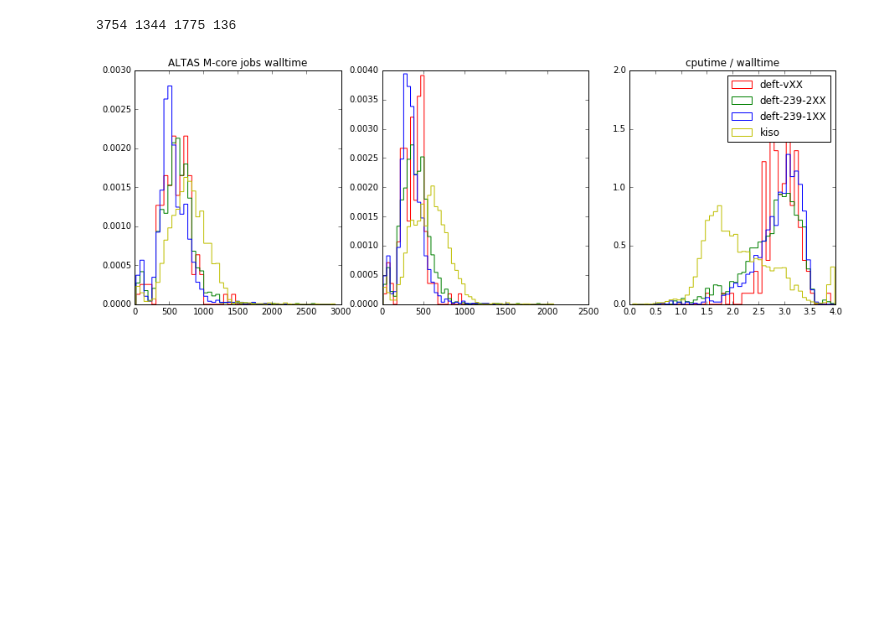
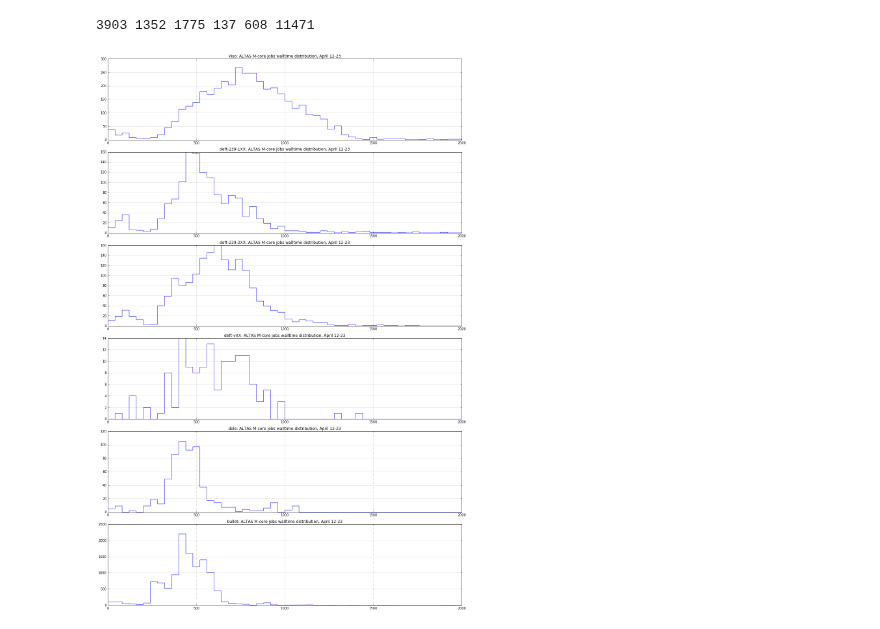
Before and after one commit to ATLAS-Analytics/AnalyticsNotebooks, a Jupyter notebook: Wei Lab/101/walltime_deft_vms.ipynb, the cells around one changed output. Saved outputs shown, nothing was run; the diff lists cells and outputs as text; code cells hidden in the pictures; blank space fills up the shorter version.

```diff
--- a/Wei Lab/101/walltime_deft_vms.ipynb
+++ b/Wei Lab/101/walltime_deft_vms.ipynb
@@ -51,7 +51,7 @@ while (scroll_size > 0):
             corecount = job['fields']['corecount'][0]
             waitt = wallt - cpu_eff * wallt / corecount
             #print ("hostname: %s, walltime: %.2f" % (hostn, wallt))
-            if (wallt<5 or wallt>3000):
+            if (wallt<5 or wallt>2005):
                 continue
 
             hostname = job['fields']['modificationhost'][0]
@@ -79,39 +79,63 @@ while (scroll_size > 0):
                 walltimes[5] += [wallt]
                 waittimes[5] += [waitt]
                 cpu_effs[5] += [cpu_eff]
-            elif
     except:
         continue
 
-print("%d %d %d %d %d %d" "% (len(walltimes[0]), len(walltimes[1]), len(walltimes[2]), len(walltimes[3])
-                              len(walltimes[4]), len(walltimes[5]) )
+print("%d %d %d %d %d %d" % (len(walltimes[0]), len(walltimes[1]), len(walltimes[2]), len(walltimes[3]),
+                             len(walltimes[4]), len(walltimes[5]) ))
 # %% [output]
-3754 1344 1775 136
+3903 1352 1775 137 608 11471
 # %%
 #fig, ax0 = plt.subplots(figsize=(16, 8))
 #n, bins, patches = ax.hist(walltimes, 50, histtype='step', normed=1, color=['y','b','g','r'],
 #                           label=["kiso","deft-239-1","deft-239-2","deft-v"])
 #ax.set_title('mp4 walltimes')
 
 #fig = plt.figure(figsize=(10,10))
 #ax0 = fig.add_axes([.1, .55, .9, .9])
 #ax1 = fig.add_axes([.1, .1, .45, .45])
 #ax2 = fig.add_axes([.55, .1, .9, .45])
 
+colors=['y','b','g','r','o', 'b']
+labels=["kiso","deft-239-1XX","deft-239-2XX","deft-vXX","dole","bullet"]
 
-fig, (ax0, ax1, ax2) = plt.subplots(ncols=3, figsize=(15, 5))
-colors=['y','b','g','r']
-labels=["kiso","deft-239-1XX","deft-239-2XX","deft-vXX"]
-ax0.hist(walltimes, 50, histtype='step', normed=1, color=colors, label=labels)
-ax0.set_title("ALTAS M-core jobs walltime")
-ax1.hist(waittimes, 50, histtype='step', normed=1, color=colors, label=labels)
-ax2.hist(cpu_effs,  50, histtype='step', normed=1, color=colors, label=labels)
-ax2.set_title("cputime / walltime")
+fig, (ax0, ax1, ax2, ax3, ax4, ax5) = plt.subplots(nrows=6, figsize=(16,24))
+ax0.hist(walltimes[0], bins=50, range=[0,2000], histtype='step')
+ax0.set_title("kiso: ALTAS M-core jobs walltime distribution, April 12-23")
+ax0.grid(True)
+
+ax1.hist(walltimes[1], bins=50, range=[0,2000], histtype='step')
+ax1.set_title("deft-239-1XX: ALTAS M-core jobs walltime distribution, April 12-23")
+ax1.grid(True)
+
+ax2.hist(walltimes[2], bins=50, range=[0,2000], histtype='step')
+ax2.set_title("deft-239-2XX: ALTAS M-core jobs walltime distribution, April 12-23")
+ax2.grid(True)
+
+ax3.hist(walltimes[3], bins=50, range=[0,2000], histtype='step')
+ax3.set_title("deft-vXX: ALTAS M-core jobs walltime distribution, April 12-23")
+ax3.grid(True)
+
+ax4.hist(walltimes[4], bins=50, range=[0,2000], histtype='step')
+ax4.set_title("dole: ALTAS M-core jobs walltime distribution, April 12-23")
+ax4.grid(True)
+
+ax5.hist(walltimes[5], bins=50, range=[0,2000], histtype='step')
+ax5.set_title("bullet: ALTAS M-core jobs walltime distribution, April 12-23")
+ax5.grid(True)
+
+#fig, ax0 = plt.subplots(figsize=(15,15))
+#ax0.hist(walltimes, 50, histtype='step', normed=1, label=lables)
+#ax0.set_title("ALTAS M-core jobs walltime distribution, April 12-23")
+#ax1.hist(waittimes, 50, histtype='step', normed=1, label=labels)
+#ax2.hist(cpu_effs,  50, histtype='step', normed=1, label=labels)
+#ax2.set_title("cputime / walltime")
 #fig.canvas.draw()
-plt.legend()
-#plt.tight_layout()
+#plt.legend()
+plt.tight_layout()
 plt.show()
 
 #fig.savefig("mp4jobs.png")
 # %% [output]
-[figure, old version]
+[figure, new version]
```
